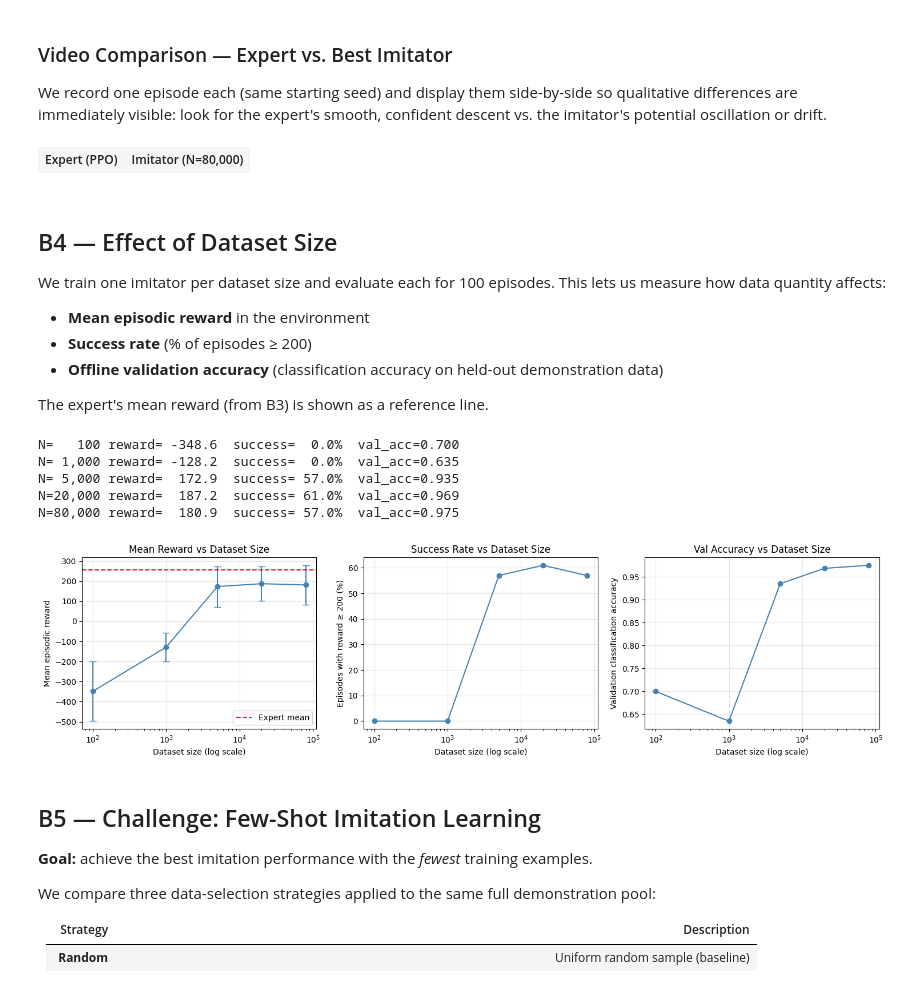
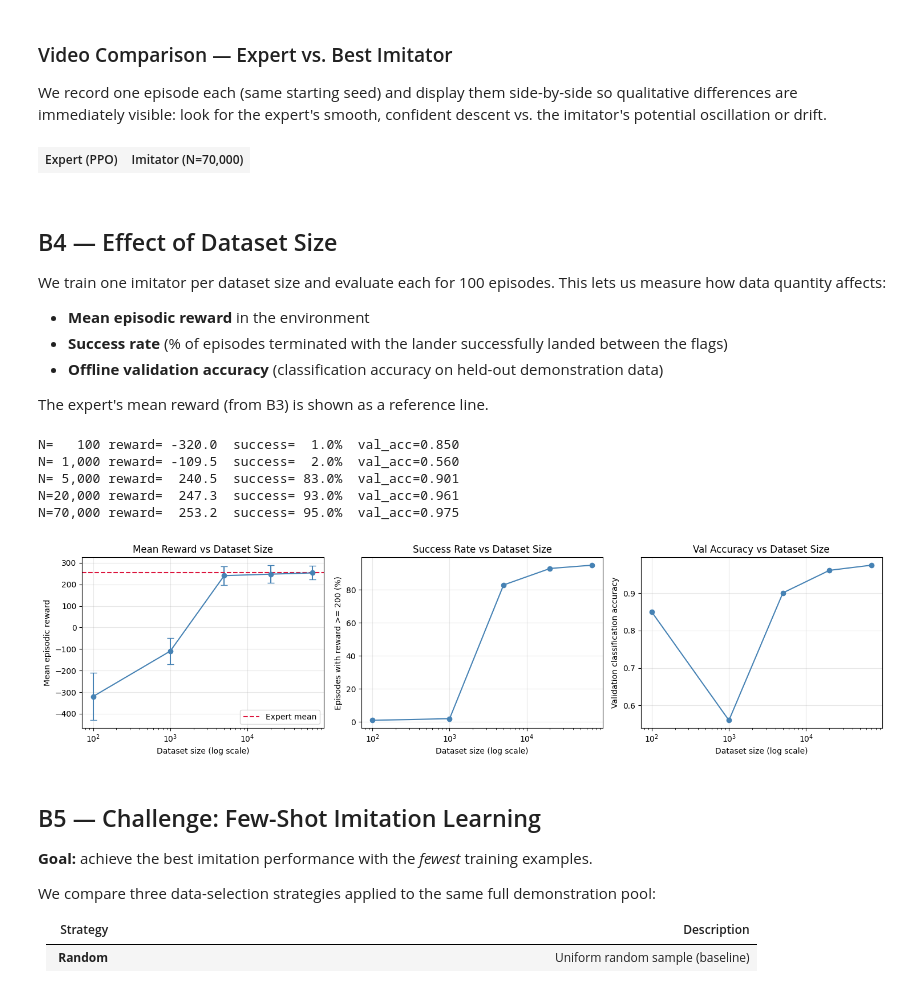
Before and after one commit to TalHibner/reinforcement-learning-imitation-learning-Assignment1, a Jupyter notebook: assignment1.ipynb, the cells around one changed output. Drawn from its saved outputs; the diff is of its cells as text; code cells hidden in the pictures.

```diff
--- a/assignment1.ipynb
+++ b/assignment1.ipynb
@@ -164,14 +183,14 @@ plt.show()
 
 A histogram of per-episode rewards gives a fuller picture of the expert's consistency.
 # %%
-expert_model = PPO.load('models/best_model')
+expert_model = PPO.load('models/best_model_5m')
 
 eval_env_final = gym.make('LunarLander-v3', render_mode='rgb_array')
 
 # Collect per-episode rewards for the histogram
 episode_rewards = []
 for _ in range(100):
-    obs, _ = eval_env_final.reset()
+    obs, _ = eval_env_final.reset(seed=SEED)
     total_r = 0.0
     done = False
     while not done:
@@ -192,12 +211,12 @@ ax.set_title('Expert policy: reward distribution over 100 episodes')
 ax.legend()
 ax.grid(True, alpha=0.3)
 plt.tight_layout()
-plt.savefig('logs/a4_expert_reward_distribution.png')
+plt.savefig('logs/a_expert_reward_distribution.png')
 plt.show()
 
 print(f'Mean: {np.mean(episode_rewards):.2f}  |  '
       f'Median: {np.median(episode_rewards):.2f}  |  '
       f'Min: {np.min(episode_rewards):.2f}  |  '
       f'Max: {np.max(episode_rewards):.2f}')
-print(f'% episodes ≥ 200: {np.mean(np.array(episode_rewards) >= 200)*100:.1f}%')
+print(f'% episodes >= 200: {np.mean(np.array(episode_rewards) >= 200)*100:.1f}%')
 # %% [output]
@@ -236,17 +238,9 @@ We record one episode of the converged expert policy and display it inline.
 # %%
-import glob
-from IPython.display import Video, display
-from gymnasium.wrappers import RecordVideo
-
-os.makedirs('logs/video_expert', exist_ok=True)
-
-# TODO:  what should be recorded as video? 'Add video clips (In the notebook) that show relevant progress after the learning completed and converged.'
-
 video_env = RecordVideo(
     eval_env_final,
-    video_folder='logs/video_expert',
+    video_folder='logs/videos',
     episode_trigger=lambda ep: ep == 0,  # record only the first episode
-    name_prefix='expert',
+    name_prefix='a-expert-5m',
     disable_logger=True,
 )
 
@@ -258,5 +252,7 @@ while not done:
     done = terminated or truncated
 video_env.close()
 
-video_files = sorted(glob.glob('logs/video_expert/*.mp4'))
-display(Video(video_files[-1], embed=True, width=600))
+video_files = []
+for p in sorted(glob.glob('logs/videos/a*.mp4')):
+  with open(p, 'rb') as fh:
+    video_files.append(base64.b64encode(fh.read()).decode())
@@ -297,7 +300,7 @@ From this pool we construct six sub-datasets by **random sampling without replac
 
 **Design choice:** we sample uniformly at random from the full pool (rather than taking contiguous episode segments) to avoid temporal correlation bias. Episode seeds are fixed for reproducibility. All files are written to `data/`.
 # %%
-expert_model = PPO.load('models/best_model')
+expert_model = PPO.load('models/best_model_5m')
 env = gym.make('LunarLander-v3')
 
 N_DEMO_EPISODES = 200
@@ -324,10 +327,7 @@ print(f'Action distribution: {np.bincount(all_actions)}  '
 np.savez('data/demos_full.npz', states=all_states, actions=all_actions)
 
 # Build sub-datasets by random sampling without replacement
-# TODO: consider change the sizes according to the actual pool size
-# DATASET_SIZES = [100, 500, 1000, 5000, 10000, 50000]
-DATASET_SIZES = [100, 1000, 5000, 20000, 80000]
-
+DATASET_SIZES = [100, 1000, 5000, 20000, 70000]
 rng = np.random.default_rng(SEED)
 for n in DATASET_SIZES:
     idx = rng.choice(len(all_states), size=n, replace=False)
@@ -369,12 +379,11 @@ from torch.utils.data import TensorDataset, DataLoader
 
 
 class ImitationNet(nn.Module):
-    """3-layer MLP: state (8) → Linear(64, ReLU) → Linear(64, ReLU) → logits (4 actions)."""
     def __init__(self, state_dim: int = 8, n_actions: int = 4, hidden: int = 64):
         super().__init__()
         self.net = nn.Sequential(
-            nn.Linear(state_dim, hidden), nn.ReLU(),
-            nn.Linear(hidden, hidden),    nn.ReLU(),
+            nn.Linear(state_dim, hidden), nn.GELU(),
+            nn.Linear(hidden, hidden),    nn.GELU(),
             nn.Linear(hidden, n_actions),
         )
 
@@ -390,7 +399,6 @@ def train_imitation(
     batch_size: int   = 256,
     val_frac:   float = 0.2,
 ):
-    """Train ImitationNet; return (model, train_losses, val_losses, val_accs)."""
     torch.manual_seed(SEED)
     N       = len(states)
     n_val   = max(1, int(N * val_frac))
@@ -586,4 +594,8 @@ N_best   = DATASET_SIZES[-1]
 # %%
+exp_b64  = _b64_video('logs/videos', 'a-expert-5m-episode-0')
+imit_b64 = _b64_video('logs/videos', 'b3-imitator-episode-0')
+N_best   = DATASET_SIZES[-1]
+
 display(HTML(f"""
 <table style="border:none; border-spacing:24px">
   <tr>
@@ -601,7 +613,7 @@ display(HTML(f"""
 </table>
 """))
 # %% [output]
-| Expert (PPO) | Imitator (N=80,000) |
+| Expert (PPO) | Imitator (N=70,000) |
 |  |  |
 # %% [markdown]
 ## B4 — Effect of Dataset Size
@@ -609,57 +621,57 @@ display(HTML(f"""
 We train one imitator per dataset size and evaluate each for 100 episodes. This lets us measure how data quantity affects:
 
 - **Mean episodic reward** in the environment
-- **Success rate** (% of episodes ≥ 200)
+- **Success rate** (% of episodes terminated with the lander successfully landed between the flags)
 - **Offline validation accuracy** (classification accuracy on held-out demonstration data)
 
 The expert's mean reward (from B3) is shown as a reference line.
 # %%
 size_metrics = {}
 for n in DATASET_SIZES:
-    rews, lens = evaluate_imitator(trained_models[n])
+    rews, lens, succ = evaluate_imitator(trained_models[n])
     size_metrics[n] = {
         'mean_reward': float(rews.mean()),
         'std_reward': float(rews.std()),
-        'success_rate': float((rews >= 200).mean()) * 100,
+        'success_rate': float((succ).mean()) * 100,
         'mean_length': float(lens.mean()),
         'val_acc': training_histories[n]['val_acc'][-1],
     }
     print(f'N={n:>6,} reward={size_metrics[n]["mean_reward"]:7.1f}'
           f'  success={size_metrics[n]["success_rate"]:5.1f}%'
           f'  val_acc={size_metrics[n]["val_acc"]:.3f}')
 
 sizes = DATASET_SIZES
 mean_r = [size_metrics[n]['mean_reward'] for n in sizes]
 std_r = [size_metrics[n]['std_reward'] for n in sizes]
 success = [size_metrics[n]['success_rate'] for n in sizes]
 val_acc = [size_metrics[n]['val_acc'] for n in sizes]
 
 fig, axes = plt.subplots(1, 3, figsize=(15, 4))
 axes[0].errorbar(sizes, mean_r, yerr=std_r, marker='o', capsize=4, color='steelblue')
 axes[0].axhline(exp_rewards_b3.mean(), color='crimson', linestyle='--', label='Expert mean')
 axes[0].legend()
 axes[1].plot(sizes, success, marker='o', color='steelblue')
 axes[2].plot(sizes, val_acc, marker='o', color='steelblue')
 for ax, (title, ylabel) in zip(axes, [
     ('Mean Reward vs Dataset Size', 'Mean episodic reward'),
-    ('Success Rate vs Dataset Size', 'Episodes with reward ≥ 200 (%)'),
+    ('Success Rate vs Dataset Size', 'Episodes with reward >= 200 (%)'),
     ('Val Accuracy vs Dataset Size', 'Validation classification accuracy'),
 ]):
     ax.set_xscale('log')
     ax.set_xlabel('Dataset size (log scale)')
     ax.set_title(title)
     ax.set_ylabel(ylabel)
     ax.grid(True, alpha=0.3)
 plt.tight_layout()
 plt.savefig('logs/b4_dataset_size.png')
 plt.show()
 # %% [output]
-N=   100 reward= -348.6  success=  0.0%  val_acc=0.700
-N= 1,000 reward= -128.2  success=  0.0%  val_acc=0.635
-N= 5,000 reward=  172.9  success= 57.0%  val_acc=0.935
-N=20,000 reward=  187.2  success= 61.0%  val_acc=0.969
-N=80,000 reward=  180.9  success= 57.0%  val_acc=0.975
+N=   100 reward= -320.0  success=  1.0%  val_acc=0.850
+N= 1,000 reward= -109.5  success=  2.0%  val_acc=0.560
+N= 5,000 reward=  240.5  success= 83.0%  val_acc=0.901
+N=20,000 reward=  247.3  success= 93.0%  val_acc=0.961
+N=70,000 reward=  253.2  success= 95.0%  val_acc=0.975
-[figure, old version]
+[figure, new version]
 # %% [markdown]
 ## B5 — Challenge: Few-Shot Imitation Learning
 
```
Also changed, not shown: parts of 28 cells of this notebook, 27 other files.
